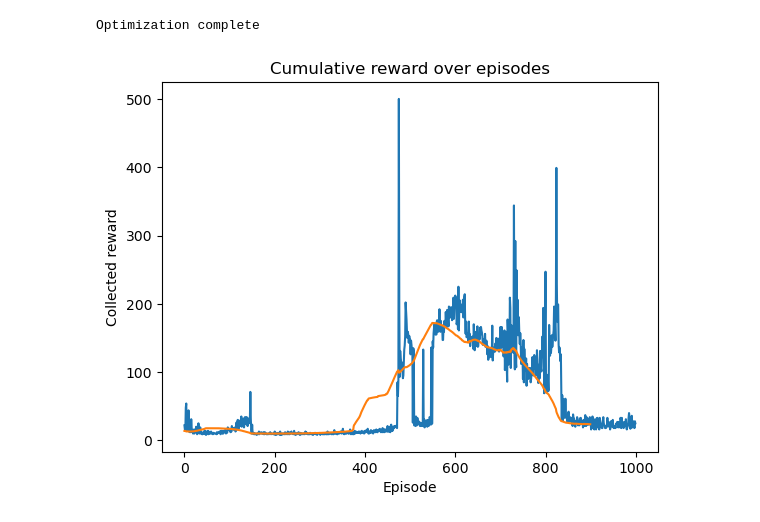
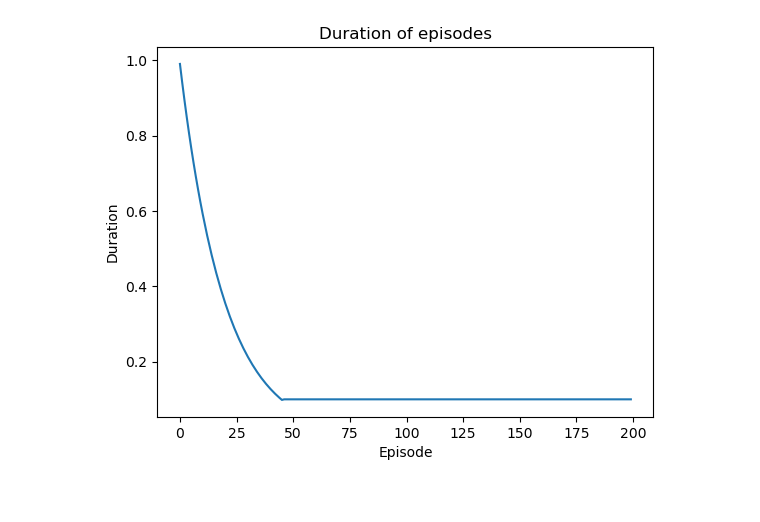
Before and after one commit to matt762/RL2024, a Jupyter notebook: DQN.ipynb, the cells around one changed output. Cells and saved outputs as stored; diff of their text form; code cells hidden in the pictures.

```diff
--- a/DQN.ipynb
+++ b/DQN.ipynb
@@ -4,14 +8,2 @@ from scripts.DQN_Optimizer import DQN_Optimizer
 # %%
 env = gym.make("CartPole-v1")
-# %%
-param_dict = {
-                "batch_size" : 128,
-                "gamma" : 0.99,
-                "eps_start" : 1,
-                "eps_end" : 0.1,
-                "decay_steps" : 900,
-                "tau" : 0.005,
-                "learning_rate" : 1e-4,
-                }
-
-dqn_opt = DQN_Optimizer(env = env, replay_memory_size= 1000, param_dict=param_dict,num_episodes=1000)
@@ -21,0 +10,25 @@ dqn_opt.set_optimizer("adam")
+# %%
+#####################################
+## TEST LEARNING RATES/ Batch size
+#######################################
+
+param_dict = {
+                "batch_size" : 128,
+                "gamma" : 0.99,
+                "eps_start" : 0.99,
+                "eps_end" : 0.1,
+                # "decay_steps" : 100000,
+                "eps_decay" : 0.95,
+                "learning_rate" : 5e-4,
+                "train_episodes" : 200,
+                "test_episodes" : 20,
+                "steps_between_updates": 50
+                }
+# %%
+seed_rewards = []
+steps_arr = ['sgd','adam','RMSProp']
+nb_seeds = len(steps_arr)
+for seed in range(nb_seeds):
+    dqn_opt = DQN_Optimizer(env = env, replay_memory_size= 10000, param_dict=param_dict)
+    dqn_opt.set_optimizer('adam')
+    seed_rewards.append(dqn_opt.run_optimization())
@@ -22,8 +102,4 @@ dqn_opt.set_optimizer("adam")
 # %%
-dqn_opt.run_optimization()
+dqn_opt.plot_epsilons()
 # %% [output]
-Optimization complete
+[figure, added]
-# %%
-dqn_opt.plot_rewards(moving_avg_width=100)
-# %% [output]
-[figure, removed]
```
Also changed, not shown: parts of 6 cells of this notebook, 2 other files.
